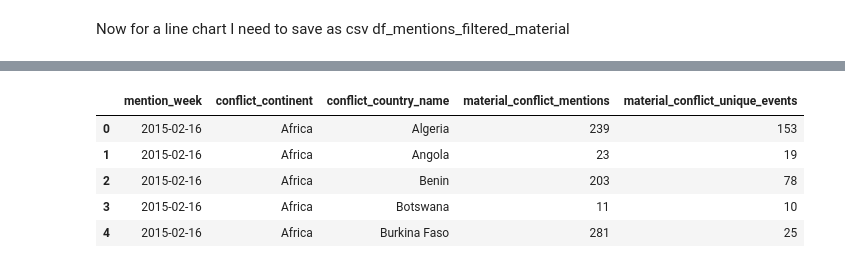
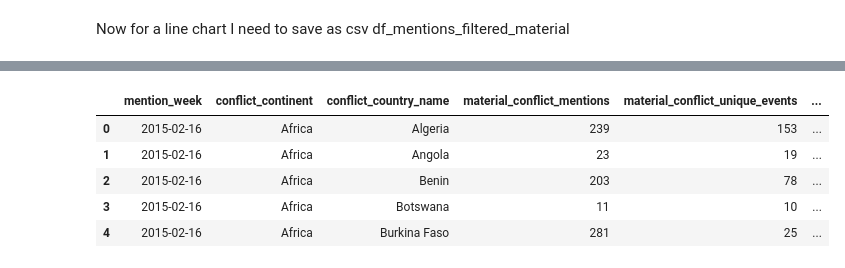
Before and after one commit to group-rho-dataviz/group-rho-dataviz.github.io, a Jupyter notebook: preprocessing/choropleth_map.ipynb, the cells around one changed output, grey strips where cells are left out. Cells and saved outputs as stored; diff of their text form; code cells hidden in the pictures.

```diff
--- a/preprocessing/choropleth_map.ipynb
+++ b/preprocessing/choropleth_map.ipynb
@@ -166,7 +180,7 @@ In the following section we will extract another dataset containing only materia
 # %% [markdown]
 ## Material Conflict Only
 # %%
-columns_to_keep = ['mention_week', 'conflict_country_name', 'media_country_name', 'material_conflict_mentions', 'material_conflict_unique_events']
+columns_to_keep = ['mention_week', 'conflict_country_name', 'media_country_name', 'material_conflict_mentions', 'material_conflict_unique_events', 'material_conflict_mentions_weighted']
 df_mentions_filtered_material = df_mentions[columns_to_keep]
 df_mentions_filtered_material.head()
 # %% [output]
@@ -182,7 +196,8 @@ df_aggregated = df_mentions_filtered_material.groupby(
     ['media_country_name', 'mention_week', 'conflict_country_name']
 ).agg({
     'material_conflict_mentions': 'sum',
-    'material_conflict_unique_events': 'sum'
+    'material_conflict_unique_events': 'sum',
+    'material_conflict_mentions_weighted': 'sum'
 }).reset_index()
 
 df_aggregated = df_aggregated.sort_values('material_conflict_mentions', ascending=False)
@@ -914,4 +923,4 @@ df_mentions_filtered_material.head()
 # %%
 # Dropping the 'media_continent', 'media_country' columns
-df_mentions_filtered_material = df_mentions_filtered_material.drop(columns=['media_continent', 'media_country'])
+df_line = df_mentions_filtered_material.drop(columns=['media_continent', 'media_country'])
 # %%
@@ -937,17 +946,18 @@ df_mentions_filtered_material.head(20)
 # %%
-df_mentions_filtered_material = df_mentions_filtered_material.groupby(
+df_line = df_line.groupby(
     ['mention_week', 'conflict_continent', 'conflict_country_name']
 ).agg({
     'material_conflict_mentions': 'sum',
-    'material_conflict_unique_events': 'sum'
+    'material_conflict_unique_events': 'sum',
+    'material_conflict_mentions_weighted': 'sum'
 }).reset_index()
 # %%
-df_mentions_filtered_material.head()
+df_line.head()
 # %% [output]
-|  | mention_week | conflict_continent | conflict_country_name | material_conflict_mentions | material_conflict_unique_events |
-| 0 | 2015-02-16 | Africa | Algeria | 239 | 153 |
-| 1 | 2015-02-16 | Africa | Angola | 23 | 19 |
-| 2 | 2015-02-16 | Africa | Benin | 203 | 78 |
-| 3 | 2015-02-16 | Africa | Botswana | 11 | 10 |
-| 4 | 2015-02-16 | Africa | Burkina Faso | 281 | 25 |
+|  | mention_week | conflict_continent | conflict_country_name | material_conflict_mentions | material_conflict_unique_events | ... |
+| 0 | 2015-02-16 | Africa | Algeria | 239 | 153 | ... |
+| 1 | 2015-02-16 | Africa | Angola | 23 | 19 | ... |
+| 2 | 2015-02-16 | Africa | Benin | 203 | 78 | ... |
+| 3 | 2015-02-16 | Africa | Botswana | 11 | 10 | ... |
+| 4 | 2015-02-16 | Africa | Burkina Faso | 281 | 25 | ... |
 # %%
```
Also changed, not shown: parts of 33 cells of this notebook, 9 other files.
